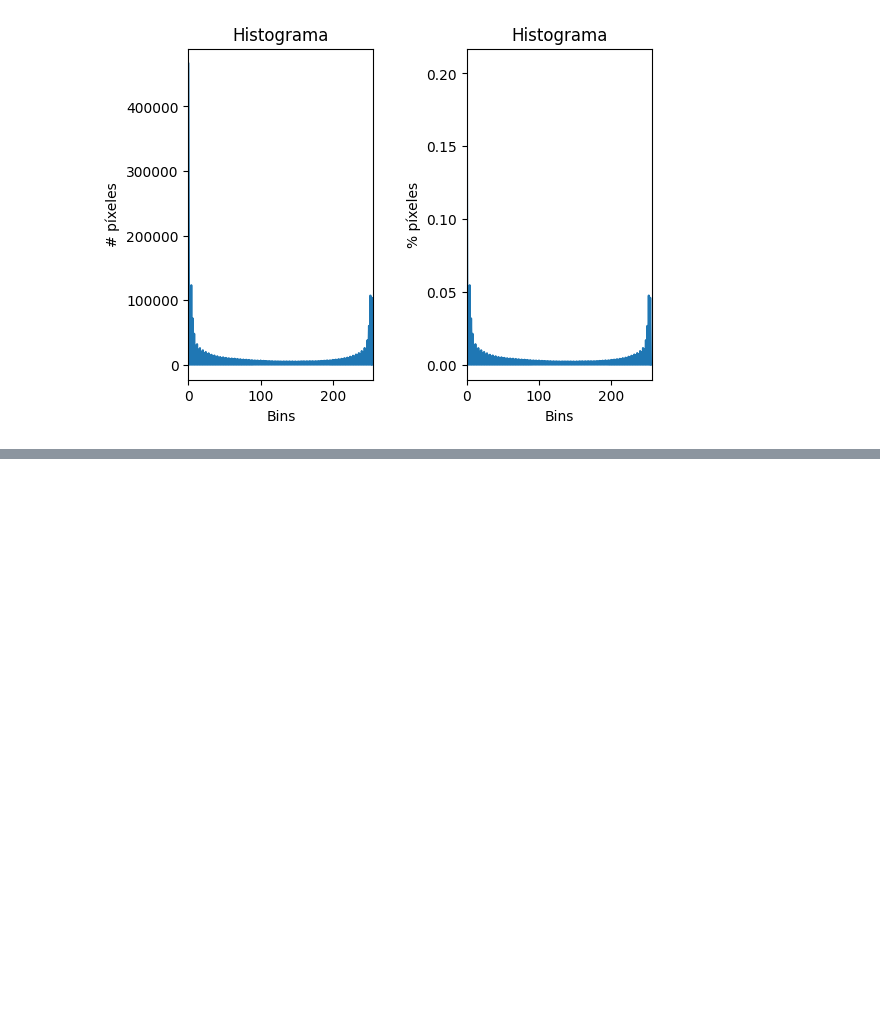
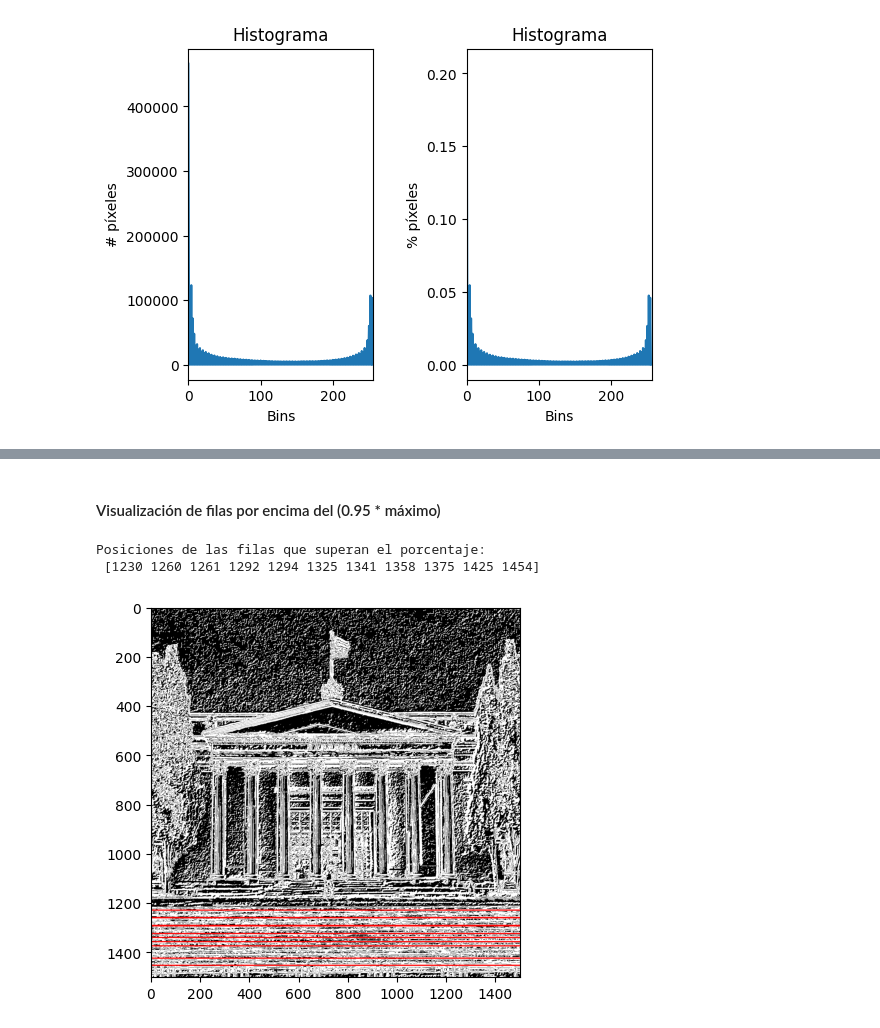
Before and after one commit to danibetzamora/VC, a Jupyter notebook: Práctica 2/Tarea 3.ipynb, the cells around one changed output, grey strips where cells are left out. Drawn from its saved outputs; the diff is of its cells as text; code cells hidden in the pictures; blank space fills up the shorter version.

```diff
--- a/Práctica 2/Tarea 3.ipynb
+++ b/Práctica 2/Tarea 3.ipynb
@@ -78,0 +234,23 @@ plt.show()
+# %% [markdown]
+#### Visualización de filas por encima del (0.95 * máximo)
+# %%
+# Copia la imagen umbralizada en color para no modificar la original
+filas_remarcadas = cv2.cvtColor(imagenUmbralizada, cv2.COLOR_GRAY2BGR)
+
+# Lista con índices de las columnas que superan el 0.95 * Máximo
+row_index = rows_95_pos[0]
+
+print("Posiciones de las filas que superan el porcentaje:\n {}".format(row_index))
+
+for pos in row_index:
+    # Dibuja la línea en la imagen en color
+    cv2.line(filas_remarcadas, (0, pos), (1502, pos), (0, 0, 255), thickness=4)
+
+# Muestra la imagen umbralizada resultante con la línea roja
+plt.figure()
+plt.imshow(cv2.cvtColor(filas_remarcadas, cv2.COLOR_BGR2RGB))
+plt.show()
+# %% [output]
+Posiciones de las filas que superan el porcentaje:
+ [1230 1260 1261 1292 1294 1325 1341 1358 1375 1425 1454]
+[figure, added]
```
Also changed, not shown: parts of 11 cells of this notebook, 2 other files.
